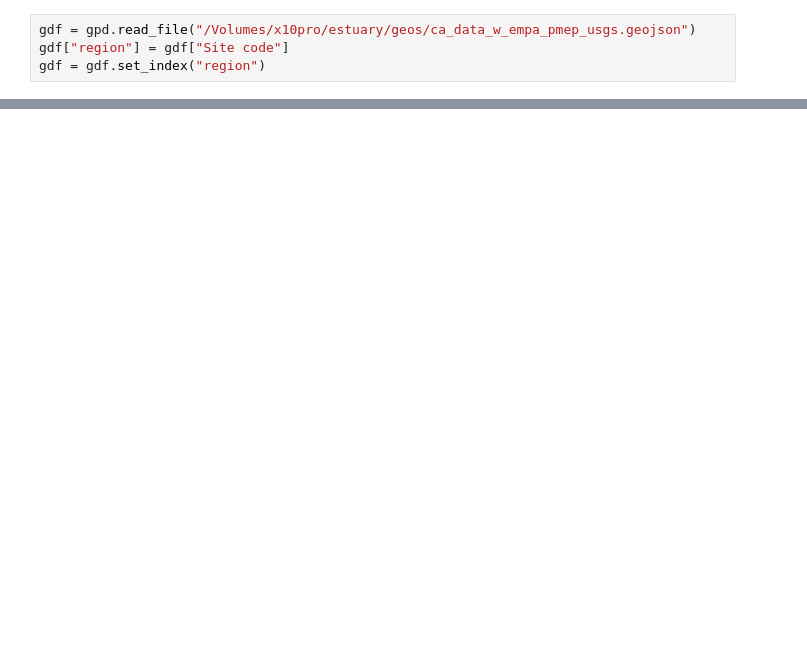
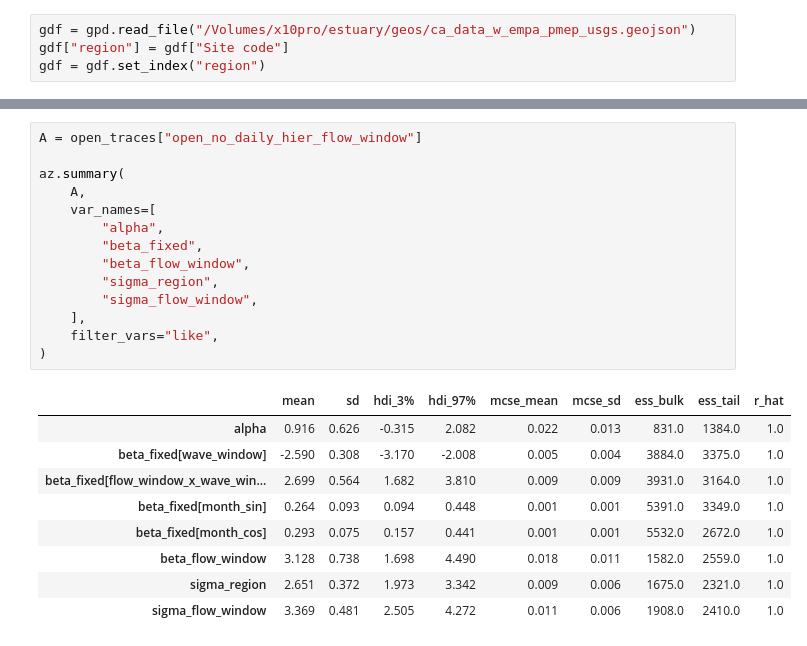
Before and after one commit to kyle-dorman/estuary, a Jupyter notebook: notebooks/seasonal_drivers_v2.ipynb, the cells around one changed output, grey strips where cells are left out. Drawn from its saved outputs; the diff is of its cells as text; blank space fills up the shorter version.

```diff
--- a/notebooks/seasonal_drivers_v2.ipynb
+++ b/notebooks/seasonal_drivers_v2.ipynb
@@ -1467,2 +552,26 @@ az.summary(
+# %%
+A = open_traces["open_no_daily_hier_flow_window"]
+
+az.summary(
+    A,
+    var_names=[
+        "alpha",
+        "beta_fixed",
+        "beta_flow_window",
+        "sigma_region",
+        "sigma_flow_window",
+    ],
+    filter_vars="like",
+)
+# %% [output]
+|  | mean | sd | hdi_3% | hdi_97% | mcse_mean | mcse_sd | ess_bulk | ess_tail | r_hat |
+| alpha | 0.916 | 0.626 | -0.315 | 2.082 | 0.022 | 0.013 | 831.0 | 1384.0 | 1.0 |
+| beta_fixed[wave_window] | -2.590 | 0.308 | -3.170 | -2.008 | 0.005 | 0.004 | 3884.0 | 3375.0 | 1.0 |
+| beta_fixed[flow_window_x_wave_win... | 2.699 | 0.564 | 1.682 | 3.810 | 0.009 | 0.009 | 3931.0 | 3164.0 | 1.0 |
+| beta_fixed[month_sin] | 0.264 | 0.093 | 0.094 | 0.448 | 0.001 | 0.001 | 5391.0 | 3349.0 | 1.0 |
+| beta_fixed[month_cos] | 0.293 | 0.075 | 0.157 | 0.441 | 0.001 | 0.001 | 5532.0 | 2672.0 | 1.0 |
+| beta_flow_window | 3.128 | 0.738 | 1.698 | 4.490 | 0.018 | 0.011 | 1582.0 | 2559.0 | 1.0 |
+| sigma_region | 2.651 | 0.372 | 1.973 | 3.342 | 0.009 | 0.006 | 1675.0 | 2321.0 | 1.0 |
+| sigma_flow_window | 3.369 | 0.481 | 2.505 | 4.272 | 0.011 | 0.006 | 1908.0 | 2410.0 | 1.0 |
 # %%
 # -------------------------
```
Also changed, not shown: parts of 79 cells of this notebook, 6 other files.
